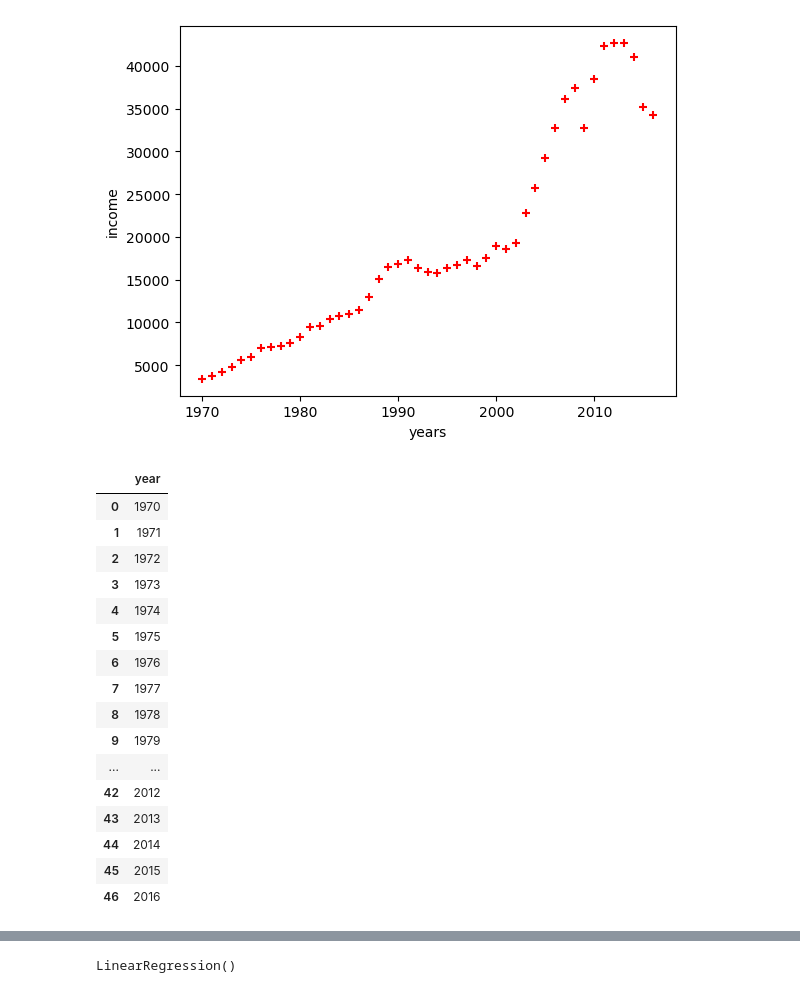
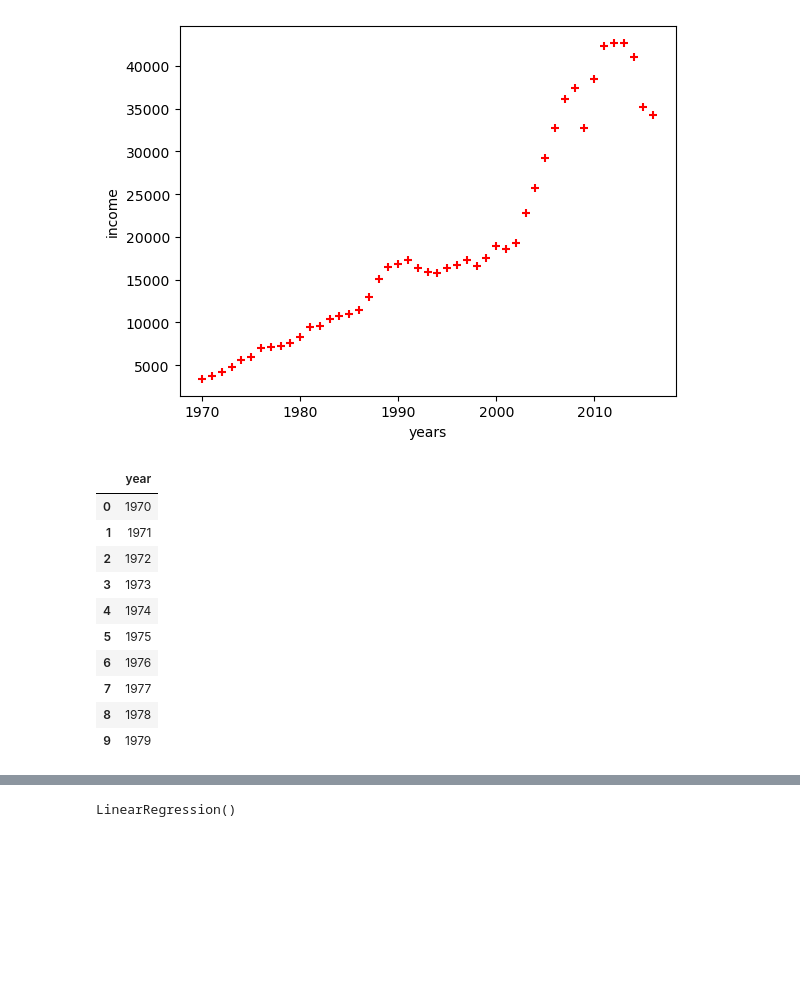
Before and after one commit to Rohitm19/Machine-Learning, a Jupyter notebook: Chapter01- Linear Regression/exercise02.ipynb, the cells around one changed output, grey strips where cells are left out. Saved outputs shown, nothing was run; the diff lists cells and outputs as text; code cells hidden in the pictures; blank space fills up the shorter version.

```diff
--- a/Chapter01- Linear Regression/exercise02.ipynb
+++ b/Chapter01- Linear Regression/exercise02.ipynb
@@ -28,26 +28,20 @@ plt.scatter(df['year'], df['income'], color='red', marker='+')
 <matplotlib.collections.PathCollection at 0x...>
 [figure]
 # %%
-new_df = df.drop('income',axis='columns')
-new_df
+year = df.drop('income',axis='columns')
+year.head(10)
 # %% [output]
 |  | year |
 | 0 | 1970 |
 | 1 | 1971 |
 | 2 | 1972 |
 | 3 | 1973 |
 | 4 | 1974 |
 | 5 | 1975 |
 | 6 | 1976 |
 | 7 | 1977 |
 | 8 | 1978 |
 | 9 | 1979 |
-| ... | ... |
-| 42 | 2012 |
-| 43 | 2013 |
-| 44 | 2014 |
-| 45 | 2015 |
-| 46 | 2016 |
 # %%
 income = df.income
 income
```
Also changed, not shown: parts of 1 cell of this notebook, 5 other files.
